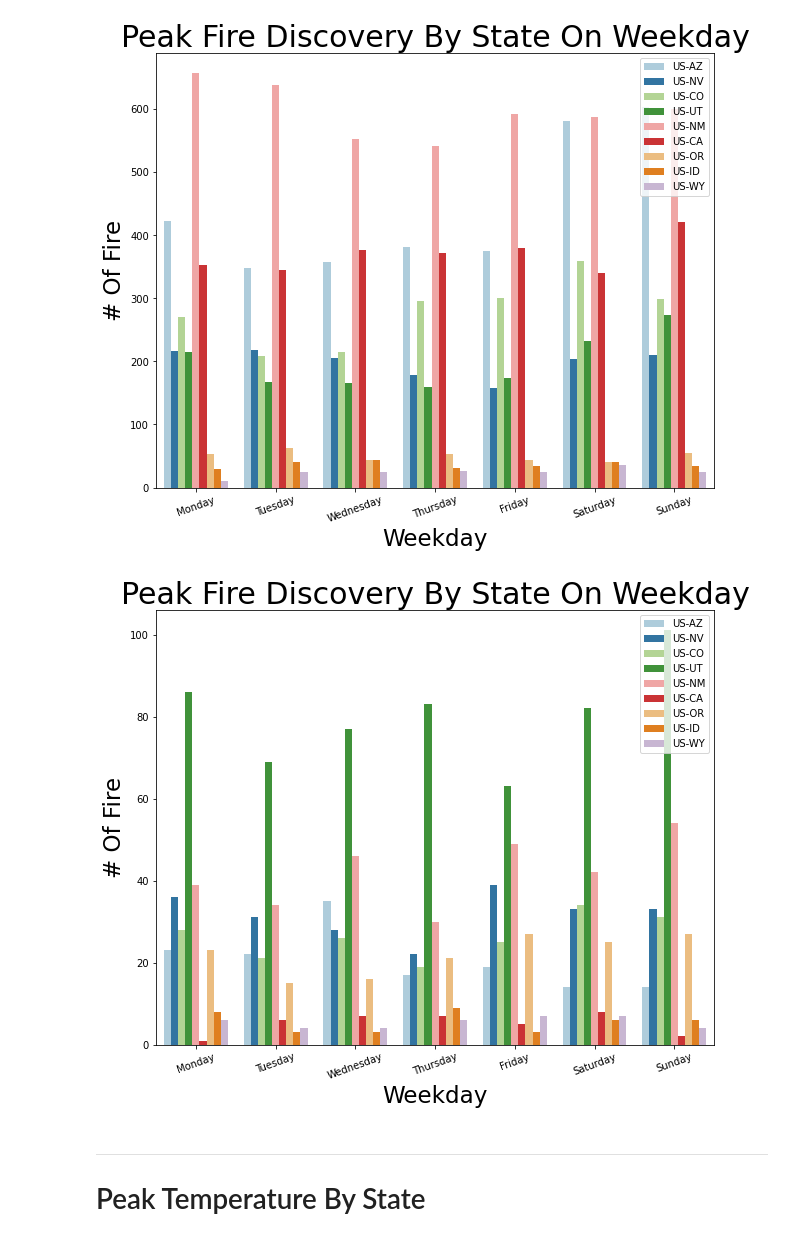
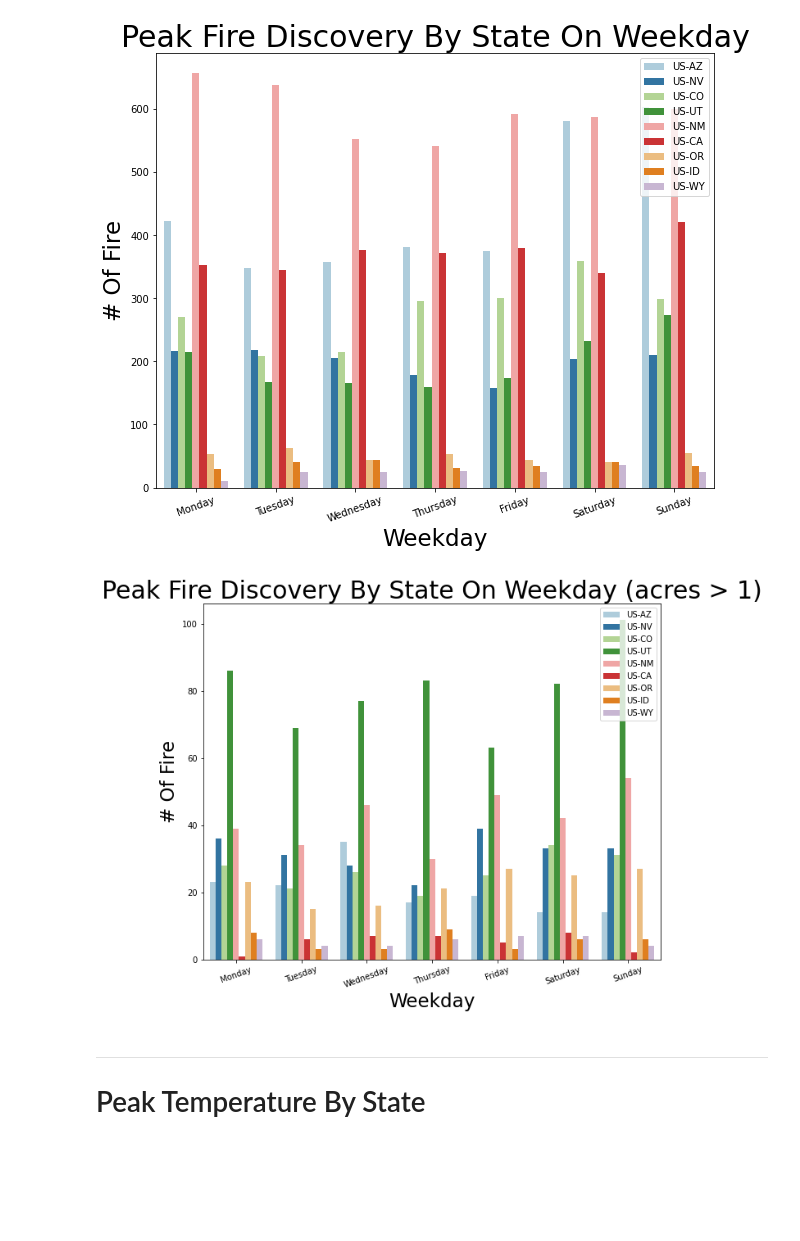
Before and after one commit to jeff-shakes/Wildfire_Size_Prediction, a Jupyter notebook: src/01_cleaning_eda/bt_eda.ipynb, the cells around one changed output. Saved outputs shown, nothing was run; the diff lists cells and outputs as text; code cells hidden in the pictures; blank space fills up the shorter version.

```diff
--- a/src/01_cleaning_eda/bt_eda.ipynb
+++ b/src/01_cleaning_eda/bt_eda.ipynb
@@ -544,26 +547,26 @@ plot_by_arg(
 # %%
 plot_by_arg(
     big_fire_weather[
         (big_fire_weather["firediscoverydatetime_month"] <= peak_fire_month['max'])
         & (big_fire_weather["firediscoverydatetime_month"] >= 4)
     ],
     "firediscoverydatetime_day",
     figsize=(10, 8),
-    title="Peak Fire Discovery By State On Weekday",
+    title="Peak Fire Discovery By State On Weekday (acres > 1)",
     xlabel="Weekday",
     ylabel="# Of Fire",
     title_fontsize=30,
     xlabel_fontsize=23,
     ylabel_fontsize=23,
     bar_color=sns.color_palette("Paired"),
     xticks_name=list(calendar.day_name),
     rotation=20,
     hue="poostate",
     hue_labels=all_fire_weather['poostate'].unique(),
     file_path='../../public/visuals/fire_by_state_per_weekday'
 )
 # %% [output]
-[figure, old version]
+[figure, new version]
 # %% [markdown]
 ----
 # Peak Temperature By State
```
Also changed, not shown: parts of 18 cells of this notebook, 15 other files.
